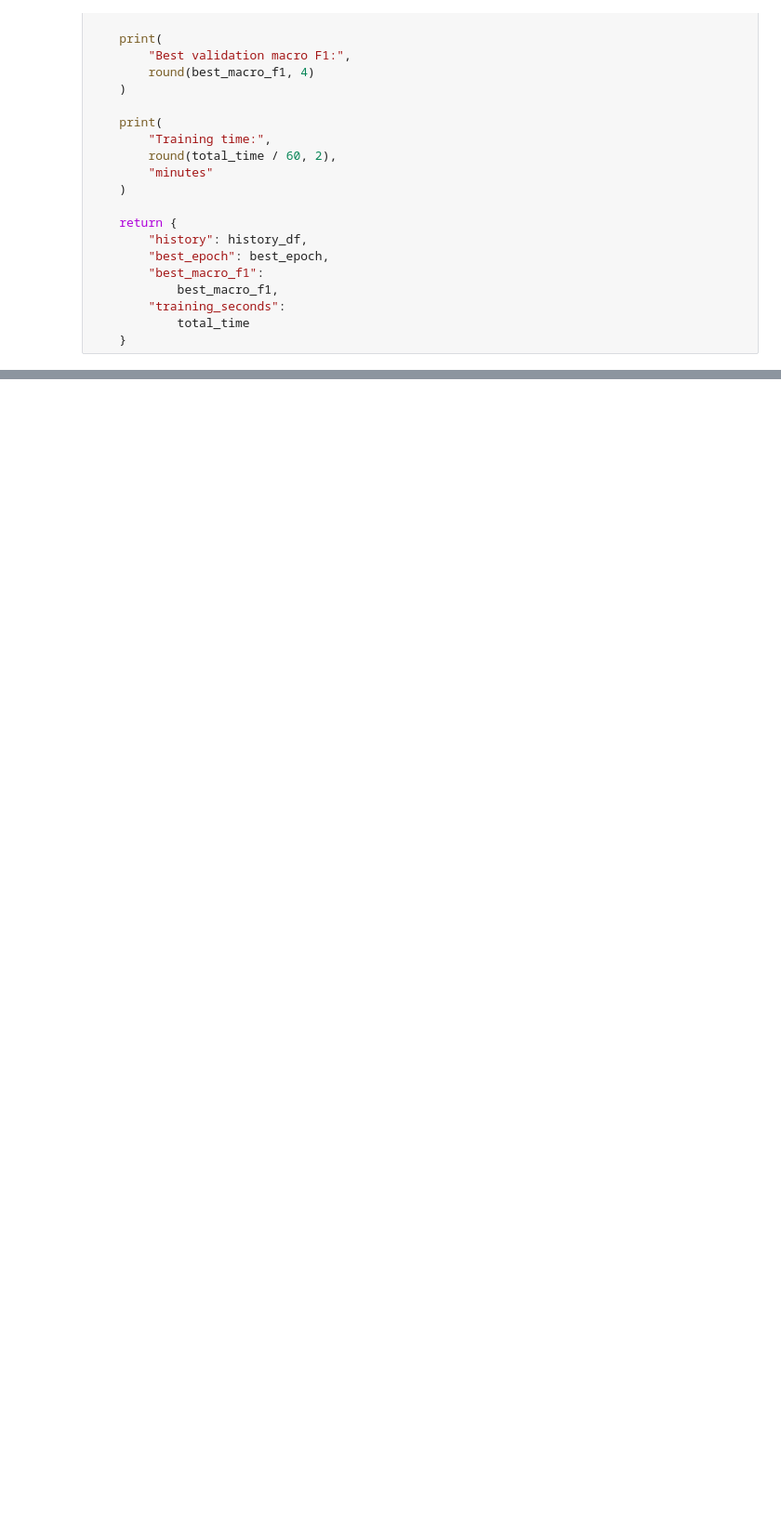
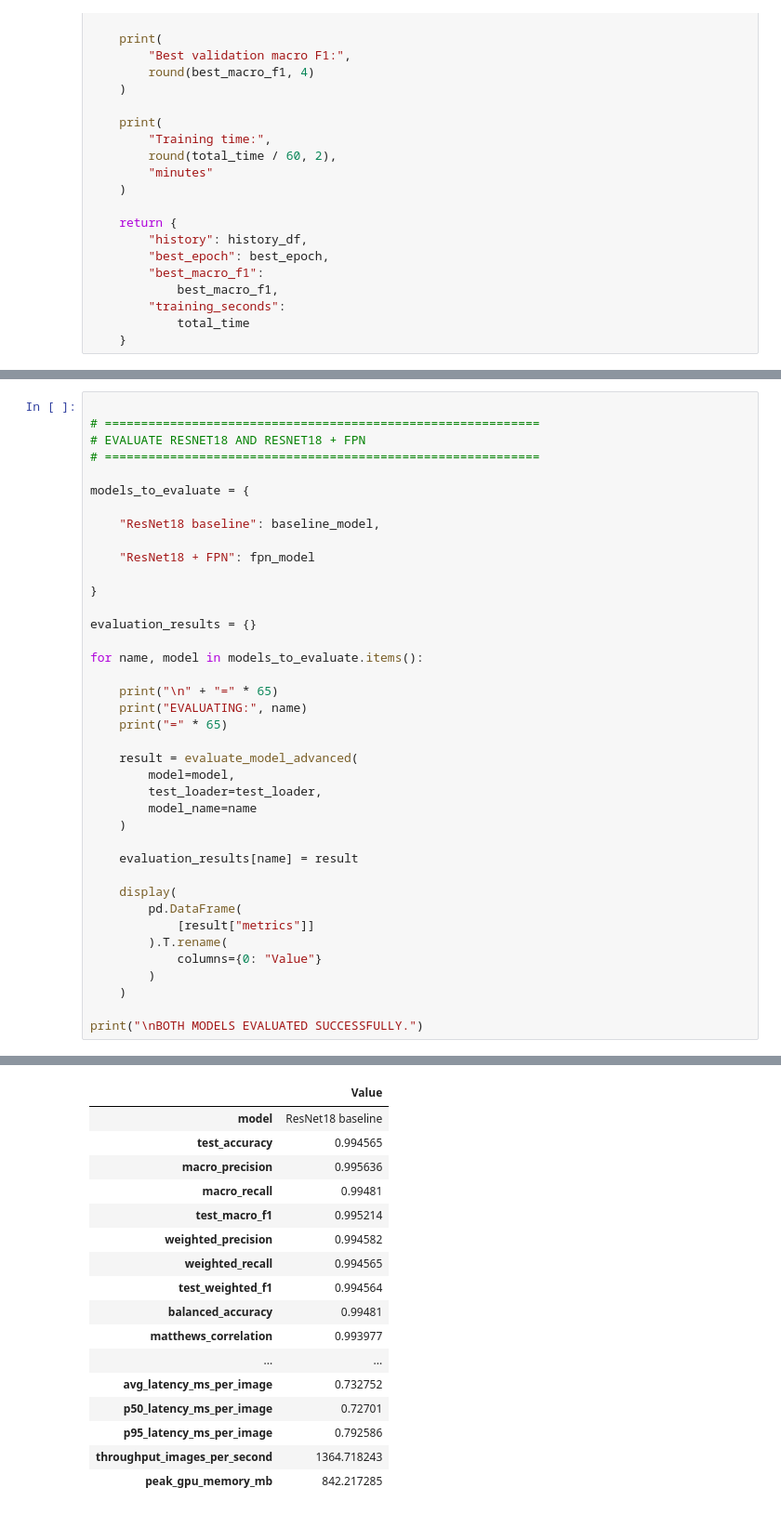
Before and after one commit to Amal-Anojan/stitching-defect-detection, a Jupyter notebook: Notebooks/resnet18_fpn_experiment.ipynb, the cells around one changed output, grey strips where cells are left out. Shown at 93% size. Saved outputs shown, nothing was run; the diff lists cells and outputs as text; blank space fills up the shorter version.

```diff
--- a/Notebooks/resnet18_fpn_experiment.ipynb
+++ b/Notebooks/resnet18_fpn_experiment.ipynb
@@ -1696,0 +3337,40 @@ def train_model(
+# %%
+
+# ============================================================
+# EVALUATE RESNET18 AND RESNET18 + FPN
+# ============================================================
+
+models_to_evaluate = {
+
+    "ResNet18 baseline": baseline_model,
+
+    "ResNet18 + FPN": fpn_model
+
+}
+
+evaluation_results = {}
+
+for name, model in models_to_evaluate.items():
+
+    print("\n" + "=" * 65)
+    print("EVALUATING:", name)
+    print("=" * 65)
+
+    result = evaluate_model_advanced(
+        model=model,
+        test_loader=test_loader,
+        model_name=name
+    )
+
+    evaluation_results[name] = result
+
+    display(
+        pd.DataFrame(
+            [result["metrics"]]
+        ).T.rename(
+            columns={0: "Value"}
+        )
+    )
+
+print("\nBOTH MODELS EVALUATED SUCCESSFULLY.")
+# %% [output]
@@ -1696,0 +3380,17 @@ def train_model(
+|  | Value |
+| model | ResNet18 baseline |
+| test_accuracy | 0.994565 |
+| macro_precision | 0.995636 |
+| macro_recall | 0.99481 |
+| test_macro_f1 | 0.995214 |
+| weighted_precision | 0.994582 |
+| weighted_recall | 0.994565 |
+| test_weighted_f1 | 0.994564 |
+| balanced_accuracy | 0.99481 |
+| matthews_correlation | 0.993977 |
+| ... | ... |
+| avg_latency_ms_per_image | 0.732752 |
+| p50_latency_ms_per_image | 0.72701 |
+| p95_latency_ms_per_image | 0.792586 |
+| throughput_images_per_second | 1364.718243 |
+| peak_gpu_memory_mb | 842.217285 |
```
Also changed, not shown: parts of 28 cells of this notebook, 6 other files.
